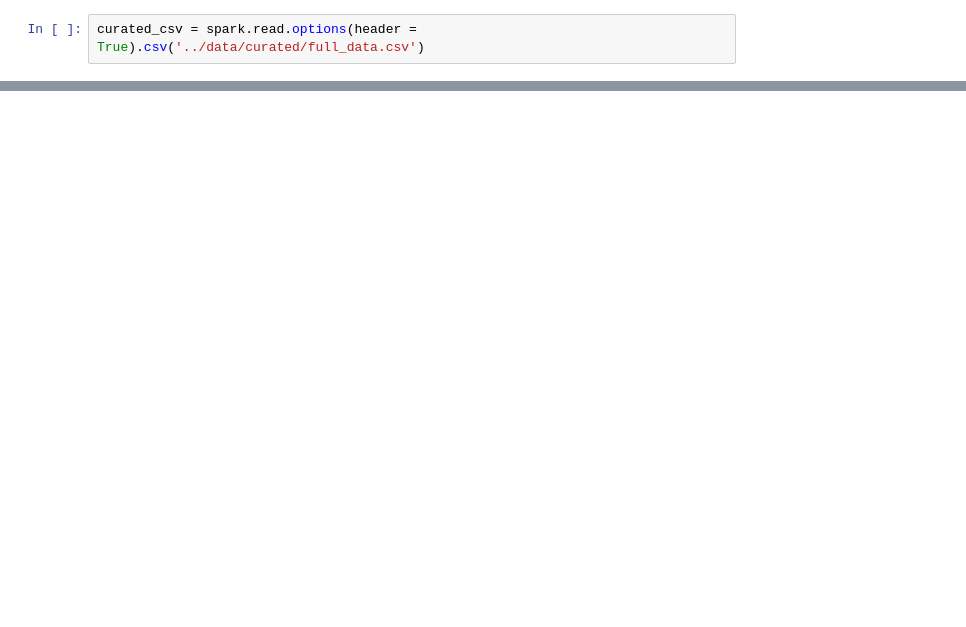
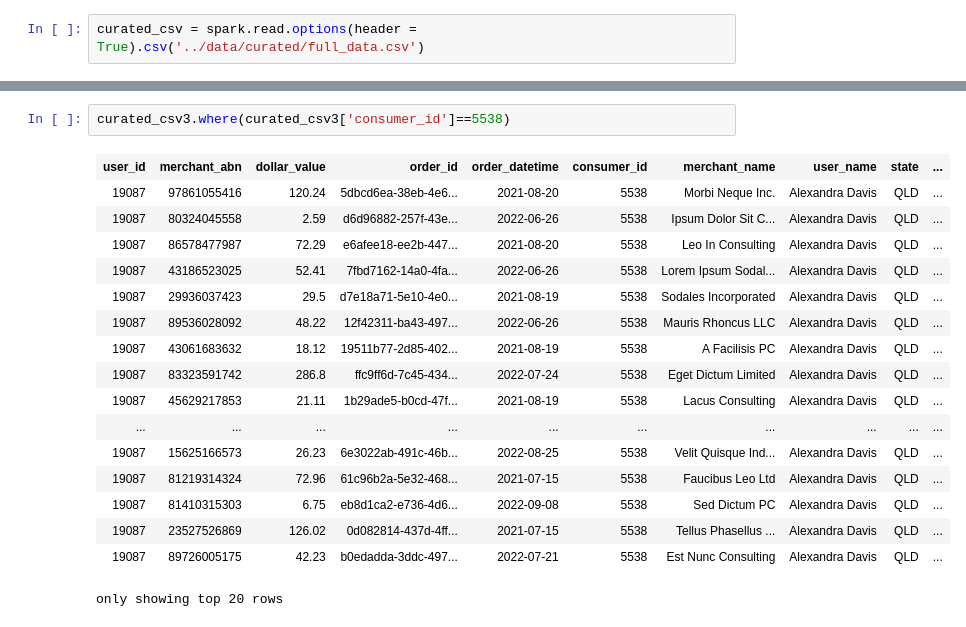
Before and after one commit to MAST30034-Applied-Data-Science/generic-buy-now-pay-later-project-group-28, a Jupyter notebook: notebooks/outlier.ipynb, the cells around one changed output, grey strips where cells are left out. Cells and saved outputs as stored; diff of their text form; blank space fills up the shorter version.

```diff
--- a/notebooks/outlier.ipynb
+++ b/notebooks/outlier.ipynb
@@ -50,3 +72,23 @@ curated_csv3.limit(5)
+# %%
+curated_csv3.where(curated_csv3['consumer_id']==5538)
+# %% [output]
+| user_id | merchant_abn | dollar_value | order_id | order_datetime | consumer_id | merchant_name | user_name | state | ... |
+| 19087 | 97861055416 | 120.24 | 5dbcd6ea-38eb-4e6... | 2021-08-20 | 5538 | Morbi Neque Inc. | Alexandra Davis | QLD | ... |
+| 19087 | 80324045558 | 2.59 | d6d96882-257f-43e... | 2022-06-26 | 5538 | Ipsum Dolor Sit C... | Alexandra Davis | QLD | ... |
+| 19087 | 86578477987 | 72.29 | e6afee18-ee2b-447... | 2021-08-20 | 5538 | Leo In Consulting | Alexandra Davis | QLD | ... |
+| 19087 | 43186523025 | 52.41 | 7fbd7162-14a0-4fa... | 2022-06-26 | 5538 | Lorem Ipsum Sodal... | Alexandra Davis | QLD | ... |
+| 19087 | 29936037423 | 29.5 | d7e18a71-5e10-4e0... | 2021-08-19 | 5538 | Sodales Incorporated | Alexandra Davis | QLD | ... |
+| 19087 | 89536028092 | 48.22 | 12f42311-ba43-497... | 2022-06-26 | 5538 | Mauris Rhoncus LLC | Alexandra Davis | QLD | ... |
+| 19087 | 43061683632 | 18.12 | 19511b77-2d85-402... | 2021-08-19 | 5538 | A Facilisis PC | Alexandra Davis | QLD | ... |
+| 19087 | 83323591742 | 286.8 | ffc9ff6d-7c45-434... | 2022-07-24 | 5538 | Eget Dictum Limited | Alexandra Davis | QLD | ... |
+| 19087 | 45629217853 | 21.11 | 1b29ade5-b0cd-47f... | 2021-08-19 | 5538 | Lacus Consulting | Alexandra Davis | QLD | ... |
+| ... | ... | ... | ... | ... | ... | ... | ... | ... | ... |
+| 19087 | 15625166573 | 26.23 | 6e3022ab-491c-46b... | 2022-08-25 | 5538 | Velit Quisque Ind... | Alexandra Davis | QLD | ... |
+| 19087 | 81219314324 | 72.96 | 61c96b2a-5e32-468... | 2021-07-15 | 5538 | Faucibus Leo Ltd | Alexandra Davis | QLD | ... |
+| 19087 | 81410315303 | 6.75 | eb8d1ca2-e736-4d6... | 2022-09-08 | 5538 | Sed Dictum PC | Alexandra Davis | QLD | ... |
+| 19087 | 23527526869 | 126.02 | 0d082814-437d-4ff... | 2021-07-15 | 5538 | Tellus Phasellus ... | Alexandra Davis | QLD | ... |
+| 19087 | 89726005175 | 42.23 | b0edadda-3ddc-497... | 2022-07-21 | 5538 | Est Nunc Consulting | Alexandra Davis | QLD | ... |
+only showing top 20 rows
 # %%
 # check wrong data
 from os import curdir
```
Also changed, not shown: parts of 31 cells of this notebook.
